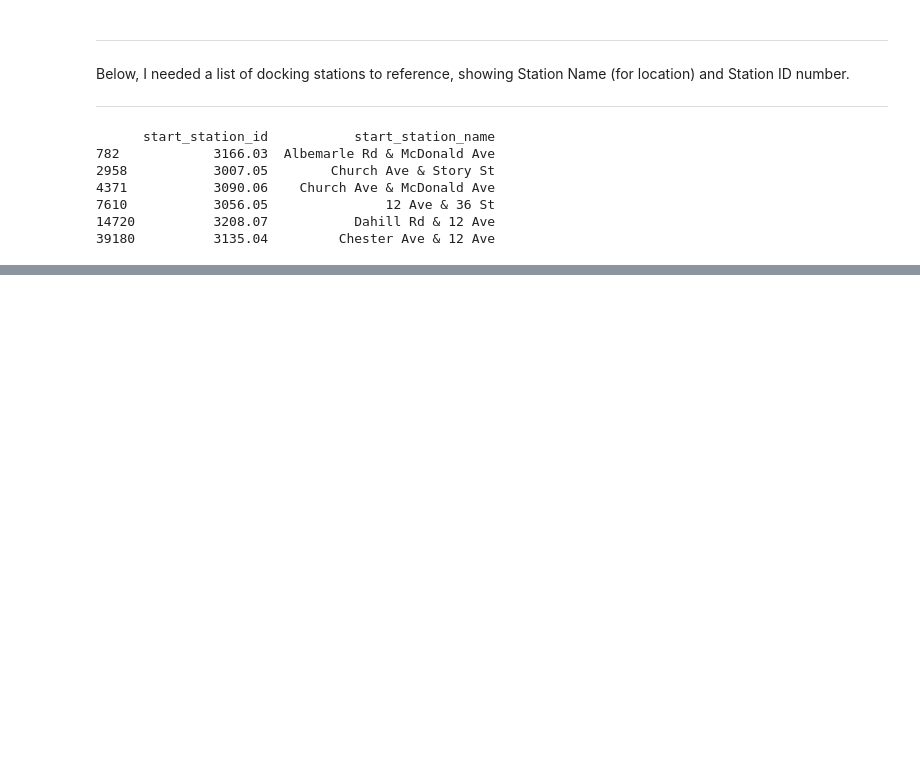
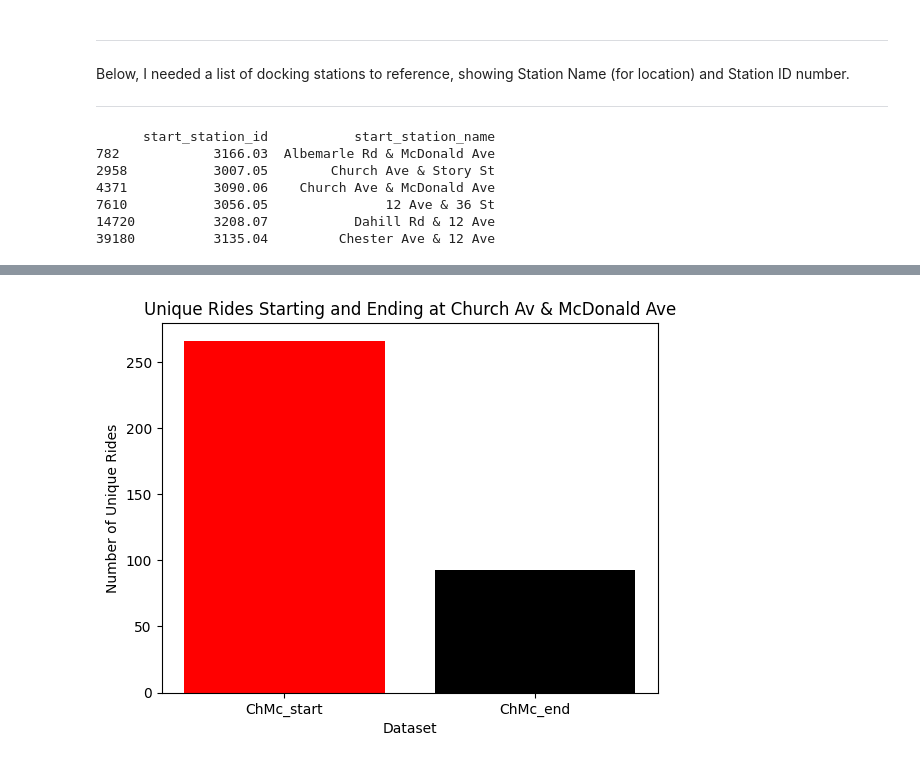
Before and after one commit to 7tiesdan/IntroToPythonLCC, a Jupyter notebook: CitibikeDataMult.ipynb, the cells around one changed output, grey strips where cells are left out. Saved outputs shown, nothing was run; the diff lists cells and outputs as text; code cells hidden in the pictures; blank space fills up the shorter version.

```diff
--- a/CitibikeDataMult.ipynb
+++ b/CitibikeDataMult.ipynb
@@ -311,0 +360,5 @@ print(unique_stations)
+# %%
+#Creating subsets for station 3090.06 - Church Ave & McDonald Ave#
+ChMc_start = df[df['start_station_id'] == "3090.06"]
+ChMc_end = df[df['end_station_id'] == "3090.06"]
+ChMc_end.shape
@@ -311,0 +418,13 @@ print(unique_stations)
+# %%
+# Count unique ride IDs
+start_count = ChMc_start['ride_id'].nunique()
+end_count = ChMc_end['ride_id'].nunique()
+
+# Plot bar graph
+plt.bar(['ChMc_start', 'ChMc_end'], [start_count, end_count], color=['red', 'black'])
+plt.xlabel('Dataset')
+plt.ylabel('Number of Unique Rides')
+plt.title('Unique Rides Starting and Ending at Church Av & McDonald Ave')
+plt.show()
+# %% [output]
+[figure, added]
```
Also changed, not shown: parts of 23 cells of this notebook.
